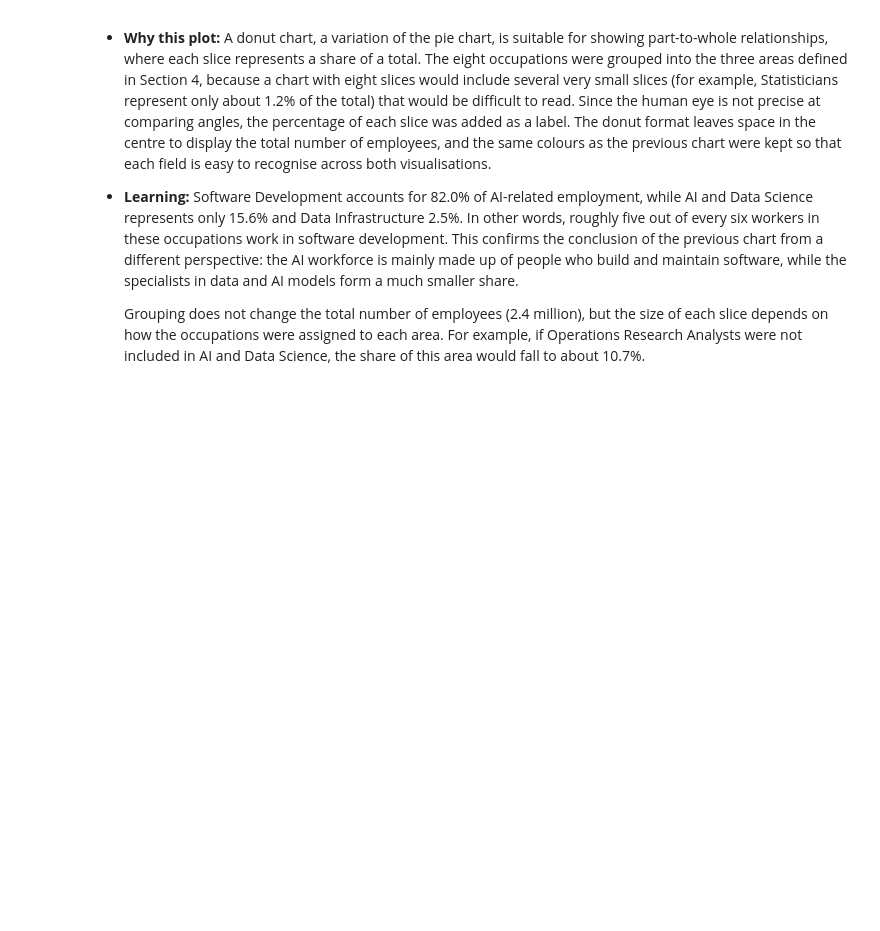
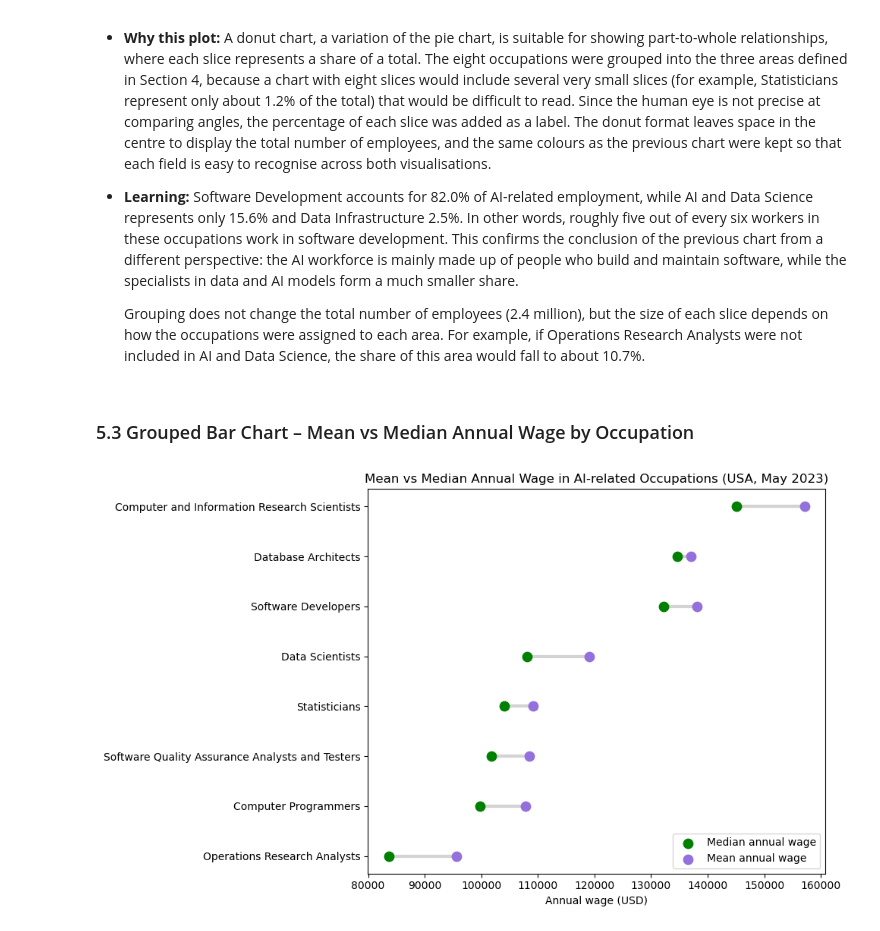
Before and after one commit to 2023357/data-vis-ca1, a Jupyter notebook: CA1_Data_Visualisation.ipynb, the cells around one changed output. Drawn from its saved outputs; the diff is of its cells as text; code cells hidden in the pictures; blank space fills up the shorter version.

Commit message:
Add dumbbell plot comparing mean and median wages

```diff
--- a/CA1_Data_Visualisation.ipynb
+++ b/CA1_Data_Visualisation.ipynb
@@ -359,3 +359,28 @@ plt.show()
 - **Learning:** Software Development accounts for 82.0% of AI-related employment, while AI and Data Science represents only 15.6% and Data Infrastructure 2.5%. In other words, roughly five out of every six workers in these occupations work in software development. This confirms the conclusion of the previous chart from a different perspective: the AI workforce is mainly made up of people who build and maintain software, while the specialists in data and AI models form a much smaller share.
 
   Grouping does not change the total number of employees (2.4 million), but the size of each slice depends on how the occupations were assigned to each area. For example, if Operations Research Analysts were not included in AI and Data Science, the share of this area would fall to about 10.7%.
+# %% [markdown]
+### 5.3 Grouped Bar Chart – Mean vs Median Annual Wage by Occupation
+# %%
+# Sort occupations by median wage so the highest-paid appears at the top
+wage_sorted = ai_national.sort_values('A_MEDIAN')
+
+plt.figure(figsize=(10, 6))
+
+# Line from the median to the mean wage of each occupation
+plt.hlines(y=wage_sorted['OCC_TITLE'], xmin=wage_sorted['A_MEDIAN'], xmax=wage_sorted['A_MEAN'],
+           color='lightgray', linewidth=3)
+
+# Points marking the median and the mean wage
+plt.scatter(wage_sorted['A_MEDIAN'], wage_sorted['OCC_TITLE'], color='green',
+            s=80, label='Median annual wage', zorder=3)
+plt.scatter(wage_sorted['A_MEAN'], wage_sorted['OCC_TITLE'], color='mediumpurple',
+            s=80, label='Mean annual wage', zorder=3)
+
+plt.title("Mean vs Median Annual Wage in AI-related Occupations (USA, May 2023)")
+plt.xlabel("Annual wage (USD)")
+plt.legend(loc='lower right')
+plt.tight_layout()
+plt.show()
+# %% [output]
+[figure, added]
```
Also changed, not shown: parts of 1 cell of this notebook.
